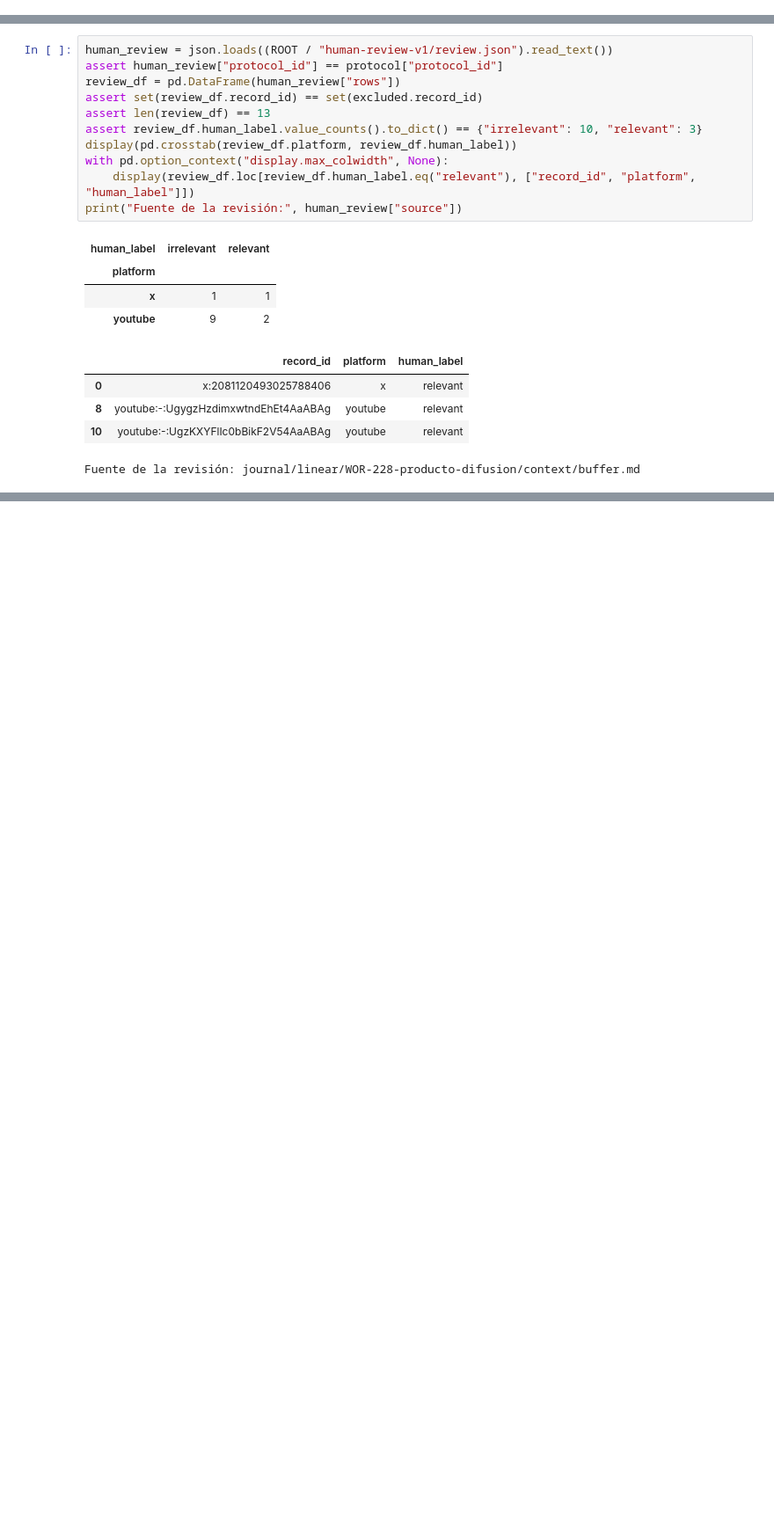
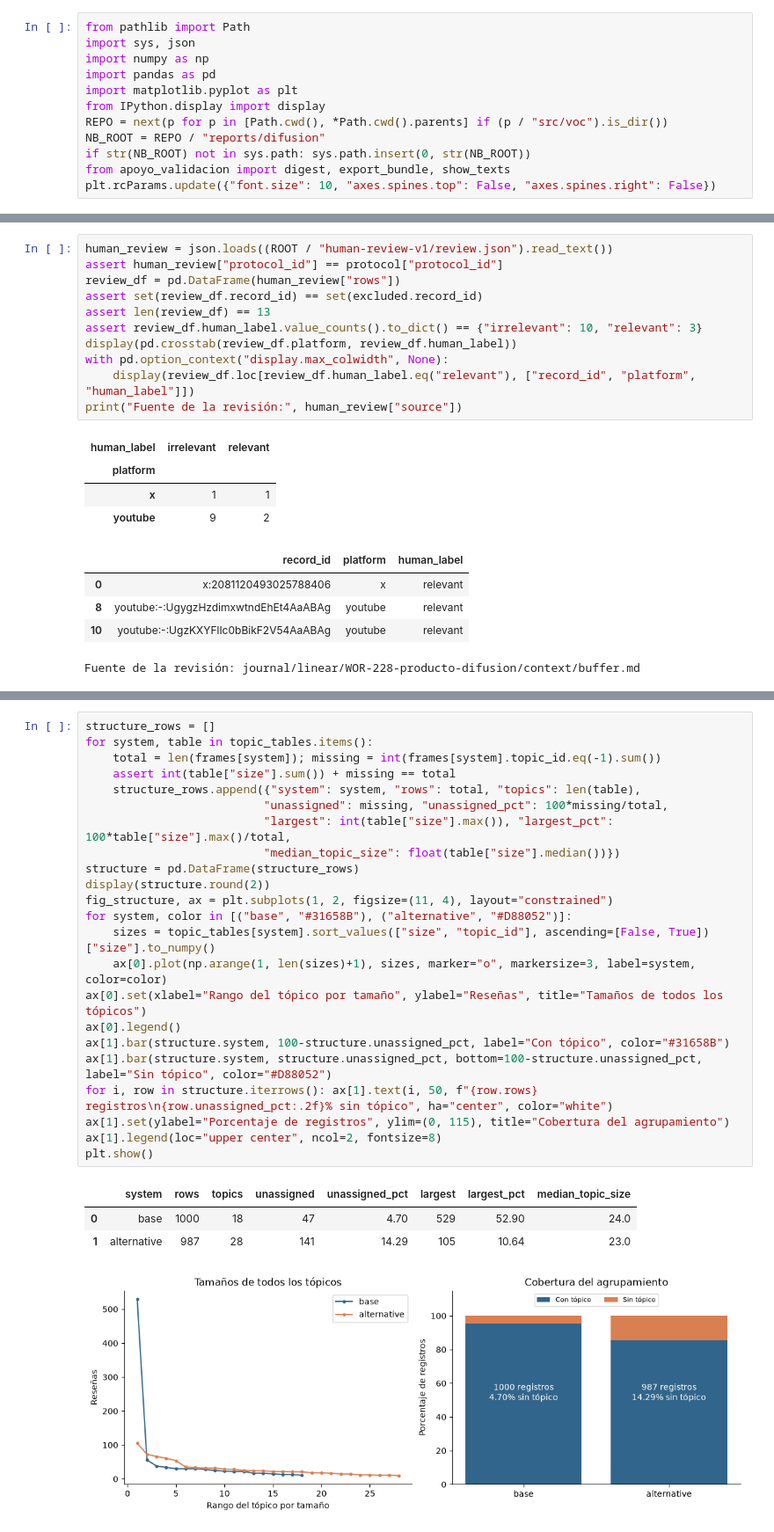
Before and after one commit to nessBautista/voc, a Jupyter notebook: reports/difusion/comparacion-base-alternativa.ipynb, the cells around one changed output, grey strips where cells are left out. Shown at 88% size. Drawn from its saved outputs; the diff is of its cells as text; blank space fills up the shorter version.

Commit message:
feat(reports): prepare reproducible topic sentiment and relevance validation notebooks

```diff
--- a/reports/difusion/comparacion-base-alternativa.ipynb
+++ b/reports/difusion/comparacion-base-alternativa.ipynb
@@ -8,6 +8,18 @@ Base usa Robertuito original; alternativa aplica el SVM social y tiendas v3 a to
 
 Las distribuciones son predicciones, no métricas de exactitud. No conocemos los IDs del entrenamiento de sentimiento.
 La transferencia de tiendas v3 a fuentes sociales no tiene aquí una referencia independiente.
+# %%
+from pathlib import Path
+import sys, json
+import numpy as np
+import pandas as pd
+import matplotlib.pyplot as plt
+from IPython.display import display
+REPO = next(p for p in [Path.cwd(), *Path.cwd().parents] if (p / "src/voc").is_dir())
+NB_ROOT = REPO / "reports/difusion"
+if str(NB_ROOT) not in sys.path: sys.path.insert(0, str(NB_ROOT))
+from apoyo_validacion import digest, export_bundle, show_texts
+plt.rcParams.update({"font.size": 10, "axes.spines.top": False, "axes.spines.right": False})
 # %%
 import json
 from pathlib import Path
@@ -286,0 +270,28 @@ Evidencia exportada: /workspace/vaults/sonar/code/repos/voc-difusion/data/experi
+# %%
+structure_rows = []
+for system, table in topic_tables.items():
+    total = len(frames[system]); missing = int(frames[system].topic_id.eq(-1).sum())
+    assert int(table["size"].sum()) + missing == total
+    structure_rows.append({"system": system, "rows": total, "topics": len(table),
+                          "unassigned": missing, "unassigned_pct": 100*missing/total,
+                          "largest": int(table["size"].max()), "largest_pct": 100*table["size"].max()/total,
+                          "median_topic_size": float(table["size"].median())})
+structure = pd.DataFrame(structure_rows)
+display(structure.round(2))
+fig_structure, ax = plt.subplots(1, 2, figsize=(11, 4), layout="constrained")
+for system, color in [("base", "#31658B"), ("alternative", "#D88052")]:
+    sizes = topic_tables[system].sort_values(["size", "topic_id"], ascending=[False, True])["size"].to_numpy()
+    ax[0].plot(np.arange(1, len(sizes)+1), sizes, marker="o", markersize=3, label=system, color=color)
+ax[0].set(xlabel="Rango del tópico por tamaño", ylabel="Reseñas", title="Tamaños de todos los tópicos")
+ax[0].legend()
+ax[1].bar(structure.system, 100-structure.unassigned_pct, label="Con tópico", color="#31658B")
+ax[1].bar(structure.system, structure.unassigned_pct, bottom=100-structure.unassigned_pct, label="Sin tópico", color="#D88052")
+for i, row in structure.iterrows(): ax[1].text(i, 50, f"{row.rows} registros\n{row.unassigned_pct:.2f}% sin tópico", ha="center", color="white")
+ax[1].set(ylabel="Porcentaje de registros", ylim=(0, 115), title="Cobertura del agrupamiento")
+ax[1].legend(loc="upper center", ncol=2, fontsize=8)
+plt.show()
+# %% [output]
+|  | system | rows | topics | unassigned | unassigned_pct | largest | largest_pct | median_topic_size |
+| 0 | base | 1000 | 18 | 47 | 4.70 | 529 | 52.90 | 24.0 |
+| 1 | alternative | 987 | 28 | 141 | 14.29 | 105 | 10.64 | 23.0 |
+[figure, added]
```
Also changed, not shown: parts of 12 cells of this notebook, 57 other files.
